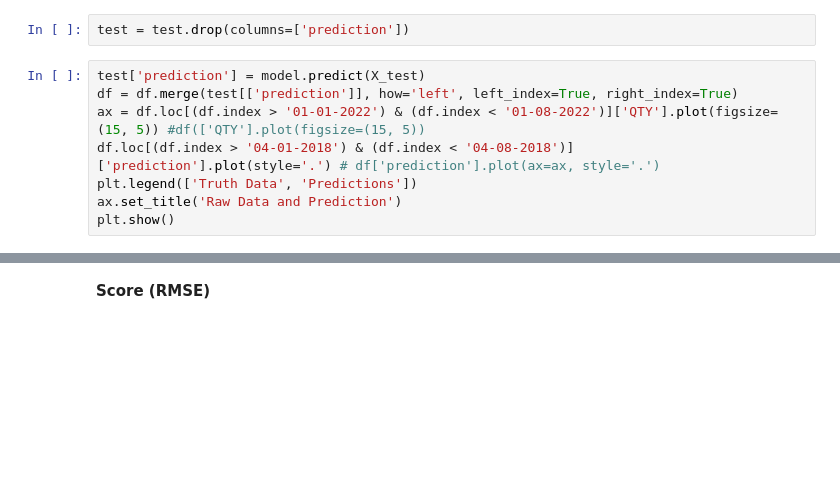
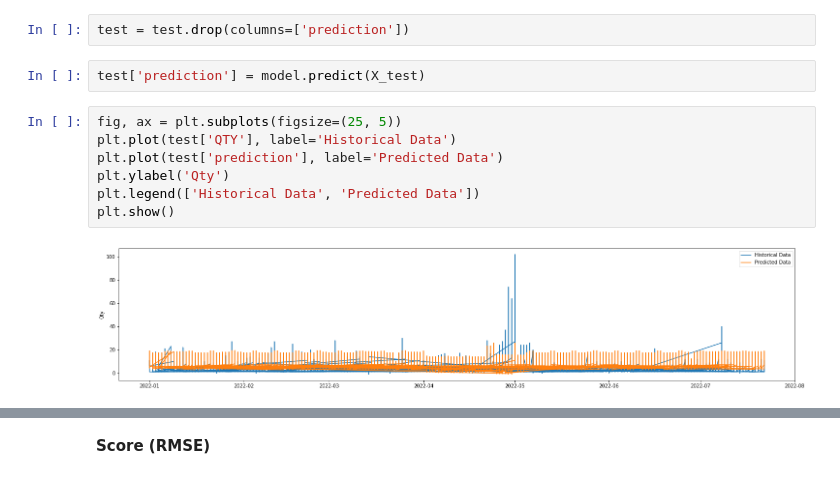
Before and after one commit to hajsf/Time-Series-Forecast, a Jupyter notebook: 05_TrainModel.ipynb, the cells around one changed output, grey strips where cells are left out. Cells and saved outputs as stored; diff of their text form; blank space fills up the shorter version.

```diff
--- a/05_TrainModel.ipynb
+++ b/05_TrainModel.ipynb
@@ -127,11 +141,14 @@ plt.show()
 **Forecast on Test**
 # %%
 test = test.drop(columns=['prediction'])
-# %%
-test['prediction'] = model.predict(X_test)
-df = df.merge(test[['prediction']], how='left', left_index=True, right_index=True)
-ax = df.loc[(df.index > '01-01-2022') & (df.index < '01-08-2022')]['QTY'].plot(figsize=(15, 5)) #df(['QTY'].plot(figsize=(15, 5))
-df.loc[(df.index > '04-01-2018') & (df.index < '04-08-2018')]['prediction'].plot(style='.') # df['prediction'].plot(ax=ax, style='.')
-plt.legend(['Truth Data', 'Predictions'])
-ax.set_title('Raw Data and Prediction')
-plt.show()
+# %%
+test['prediction'] = model.predict(X_test)
+# %%
+fig, ax = plt.subplots(figsize=(25, 5))
+plt.plot(test['QTY'], label='Historical Data')
+plt.plot(test['prediction'], label='Predicted Data')
+plt.ylabel('Qty')
+plt.legend(['Historical Data', 'Predicted Data'])
+plt.show()
+# %% [output]
+[figure, added]
```
Also changed, not shown: parts of 8 cells of this notebook.
